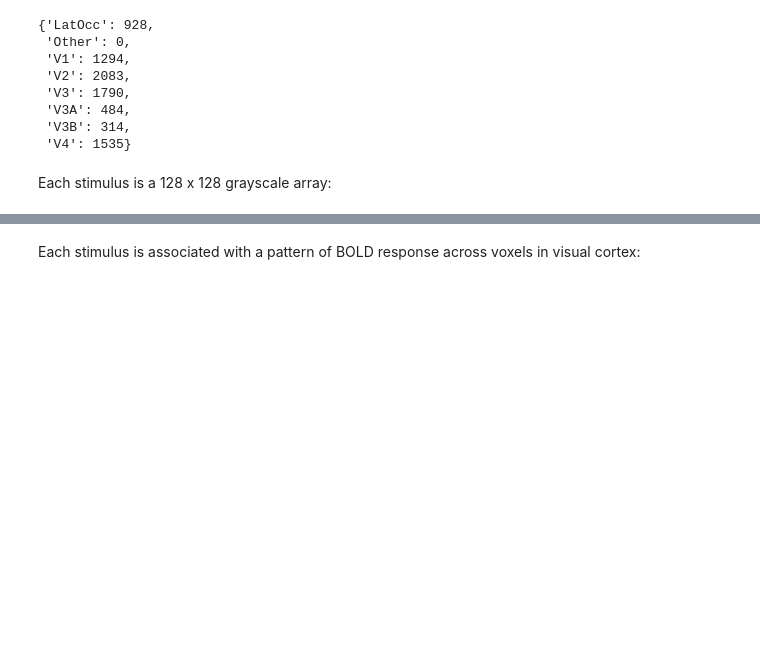
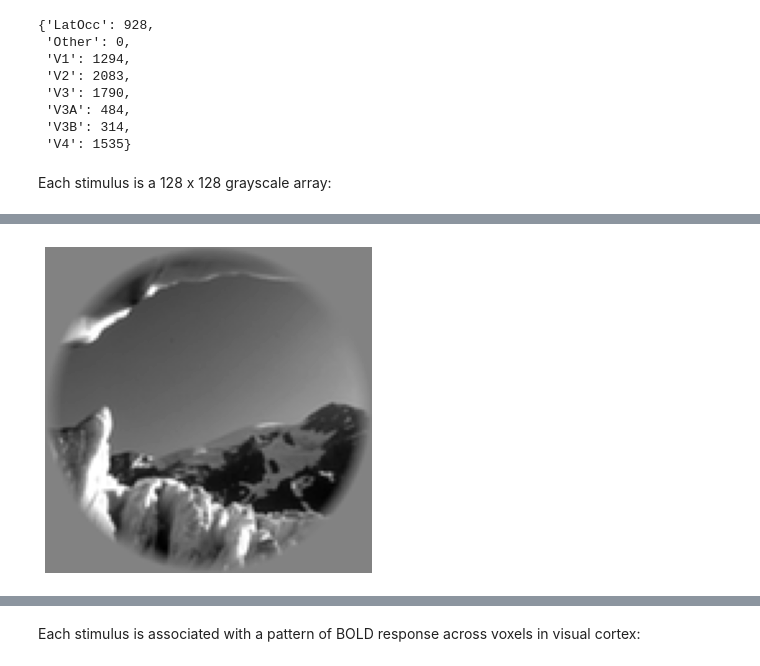
Before and after one commit to lingqiz/STAT-571-DataMining, a Jupyter notebook: Project/load_kay_images.ipynb, the cells around one changed output, grey strips where cells are left out. Cells and saved outputs as stored; diff of their text form; code cells hidden in the pictures; blank space fills up the shorter version.

```diff
--- a/Project/load_kay_images.ipynb
+++ b/Project/load_kay_images.ipynb
@@ -85,0 +95,6 @@ f.tight_layout()
+# %%
+f, ax = plt.subplots(1, 1, figsize=(6, 6), sharex=True, sharey=True)
+ax.imshow(dat["stimuli_test"][100, :], cmap="gray")
+ax.set_axis_off()
+# %% [output]
+[figure, added]
```
Also changed, not shown: parts of 3 cells of this notebook.
